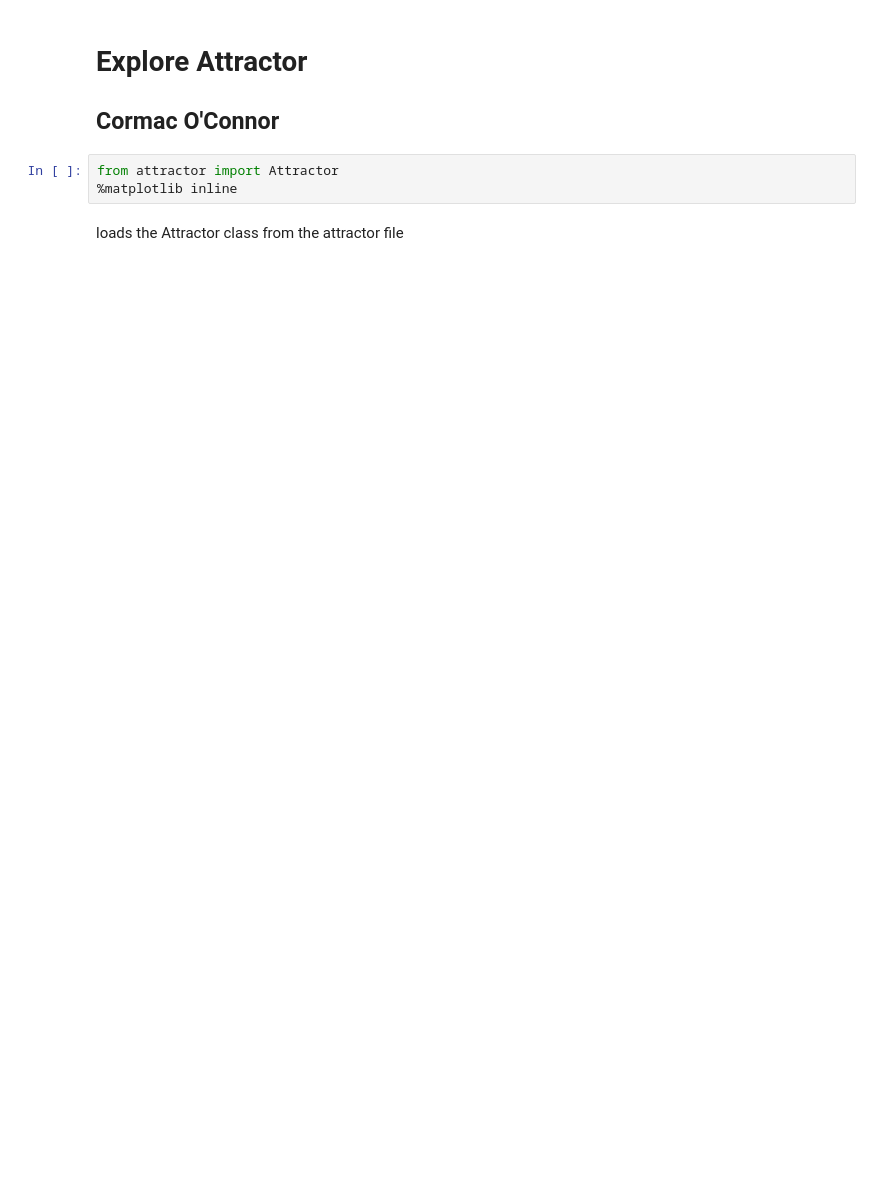
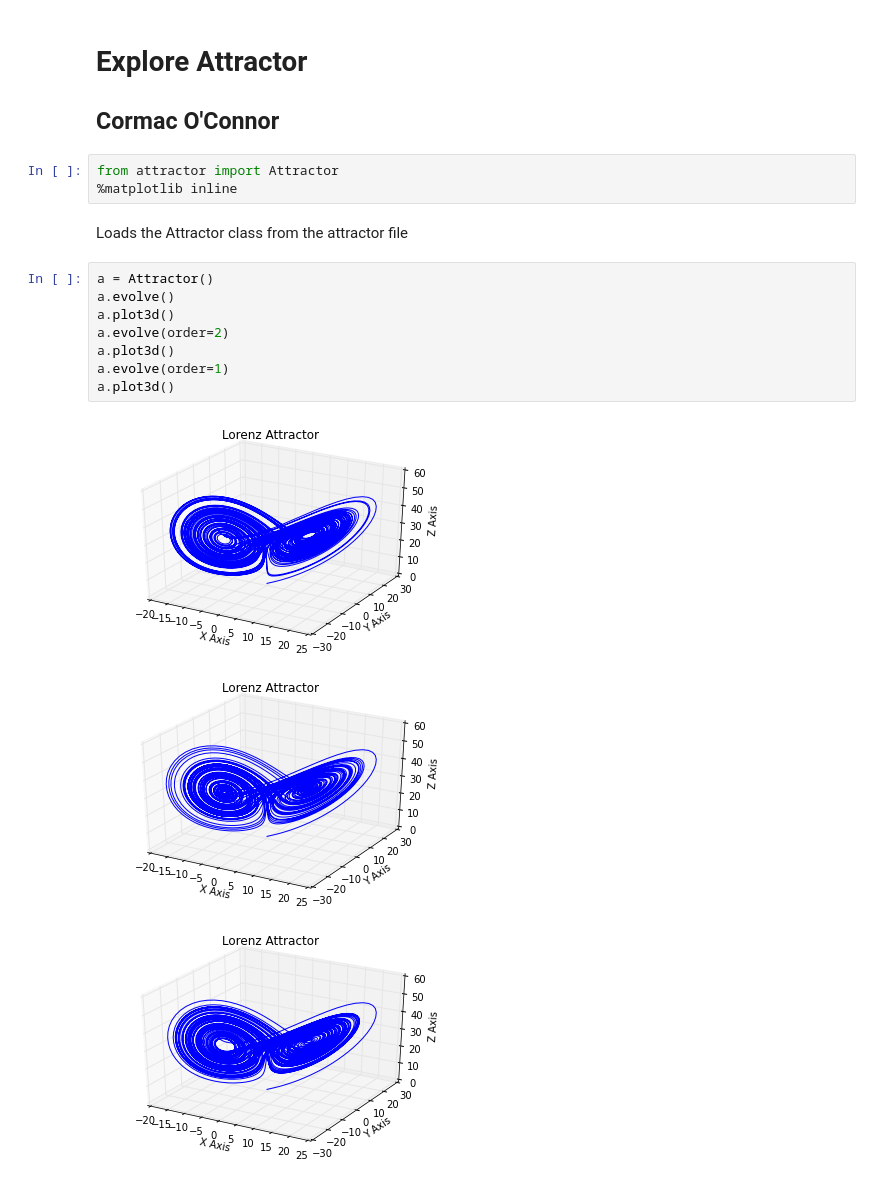
Before and after one commit to ceoconnor/CS510-Fall2015-Midterm, a Jupyter notebook: ExploreAttractor.ipynb, the cells around one changed output. Drawn from its saved outputs; the diff is of its cells as text; blank space fills up the shorter version.

```diff
--- a/ExploreAttractor.ipynb
+++ b/ExploreAttractor.ipynb
@@ -5,4 +5,16 @@
 from attractor import Attractor
 %matplotlib inline
 # %% [markdown]
-loads the Attractor class from the attractor file
+Loads the Attractor class from the attractor file
+# %%
+a = Attractor()
+a.evolve()
+a.plot3d()
+a.evolve(order=2)
+a.plot3d()
+a.evolve(order=1)
+a.plot3d()
+# %% [output]
+[figure, added]
+[figure, added]
+[figure, added]
```
Also changed, not shown: parts of 26 cells of this notebook.
